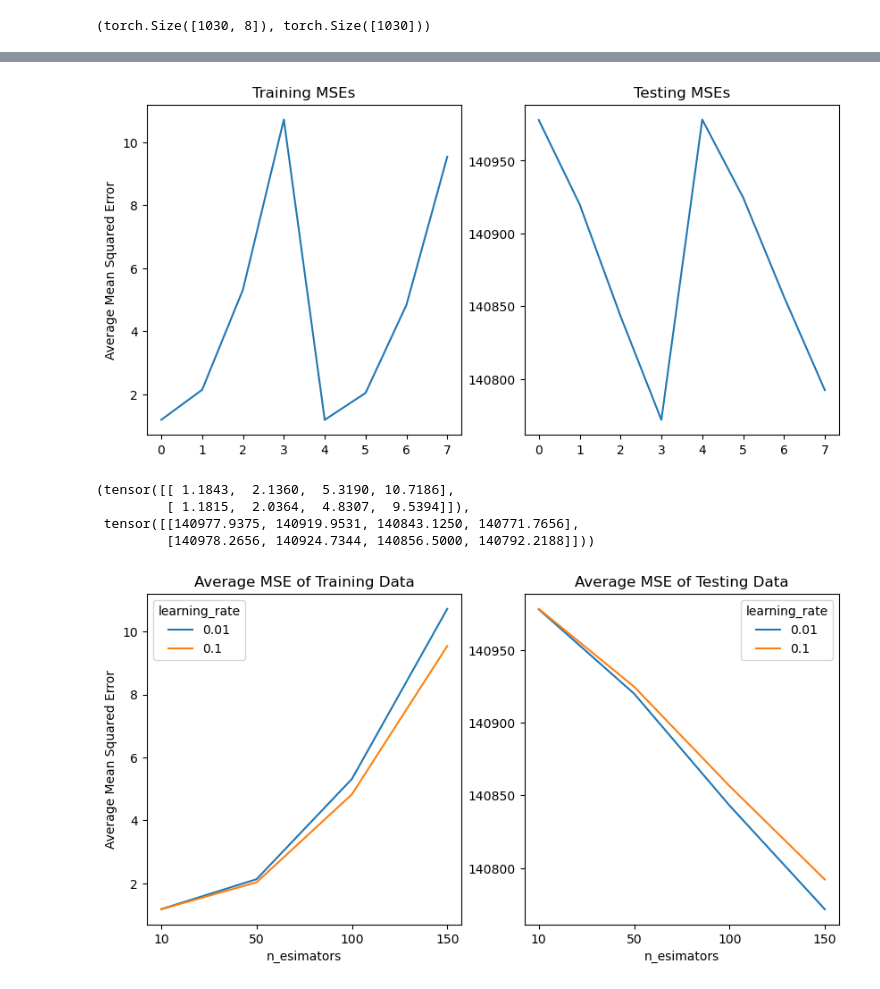
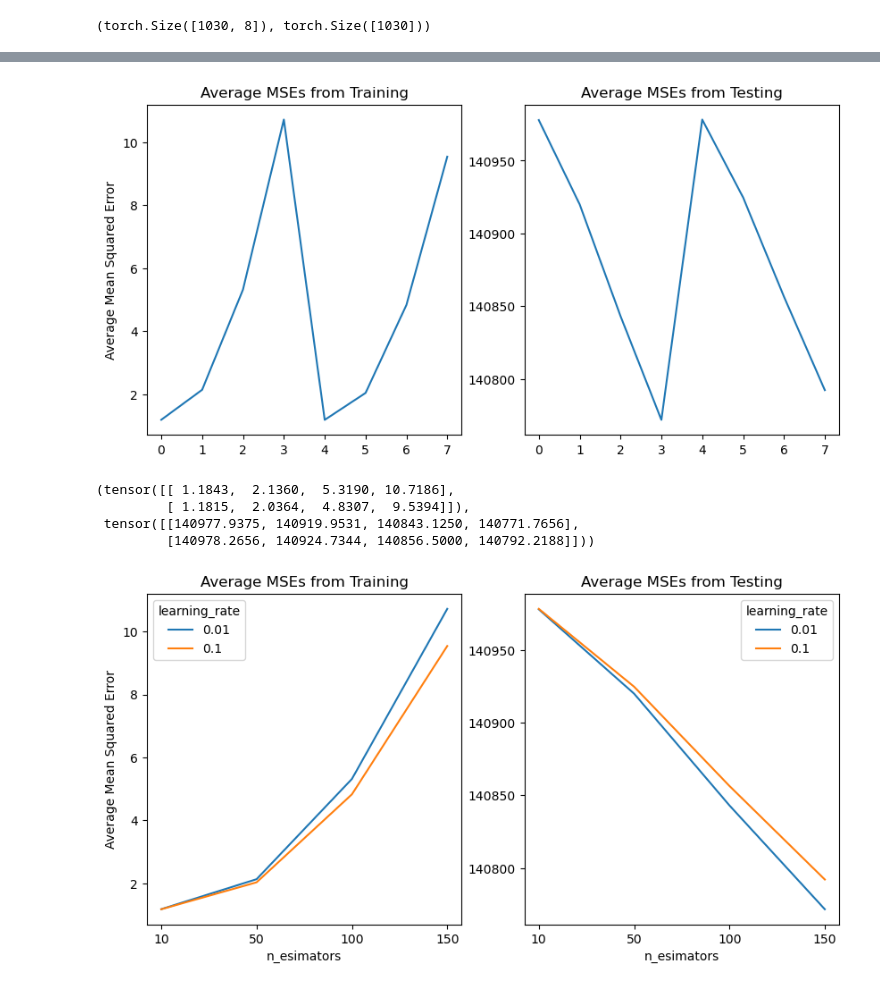
Before and after one commit to XiongCynthia/GradientBoostedLowess, a Jupyter notebook: GradientBoostedLowess_examples.ipynb, the cells around one changed output, grey strips where cells are left out. Drawn from its saved outputs; the diff is of its cells as text; code cells hidden in the pictures.

Commit message:
Tweak text in graphs

```diff
--- a/GradientBoostedLowess_examples.ipynb
+++ b/GradientBoostedLowess_examples.ipynb
@@ -197,16 +197,16 @@ Success!
 # %%
 # Plot all MSEs
 fig, ax = plt.subplots(ncols=2)
 fig.set_figwidth(10)
 
 ax[0].plot(train_mses)
-ax[0].set_title('Training MSEs')
+ax[0].set_title('Average MSEs from Training')
 ax[1].plot(test_mses)
-ax[1].set_title('Testing MSEs')
+ax[1].set_title('Average MSEs from Testing')
 ax[0].set_ylabel('Average Mean Squared Error')
 plt.show()
 # %% [output]
-[figure, old version]
+[figure, new version]
 # %%
 # Convert 1D MSE list to 2D tensors
 # Rows: learning_rate
@@ -229,8 +229,8 @@ for row_idx in range(train_mse_matr.shape[0]):
     ax[0].plot(x_labels, train_mse_matr[row_idx], label=learning_rate[row_idx])
     ax[1].plot(x_labels, test_mse_matr[row_idx], label=learning_rate[row_idx])
 
-ax[0].set_title("Average MSE of Training Data")
-ax[1].set_title("Average MSE of Testing Data")
+ax[0].set_title("Average MSEs from Training")
+ax[1].set_title("Average MSEs from Testing")
 ax[0].set_xlabel("n_esimators")
 ax[1].set_xlabel("n_esimators")
 ax[0].legend(title="learning_rate")
@@ -238,4 +238,4 @@ ax[1].legend(title="learning_rate")
 ax[0].set_ylabel("Average Mean Squared Error")
 plt.show()
 # %% [output]
-[figure, old version]
+[figure, new version]
```
